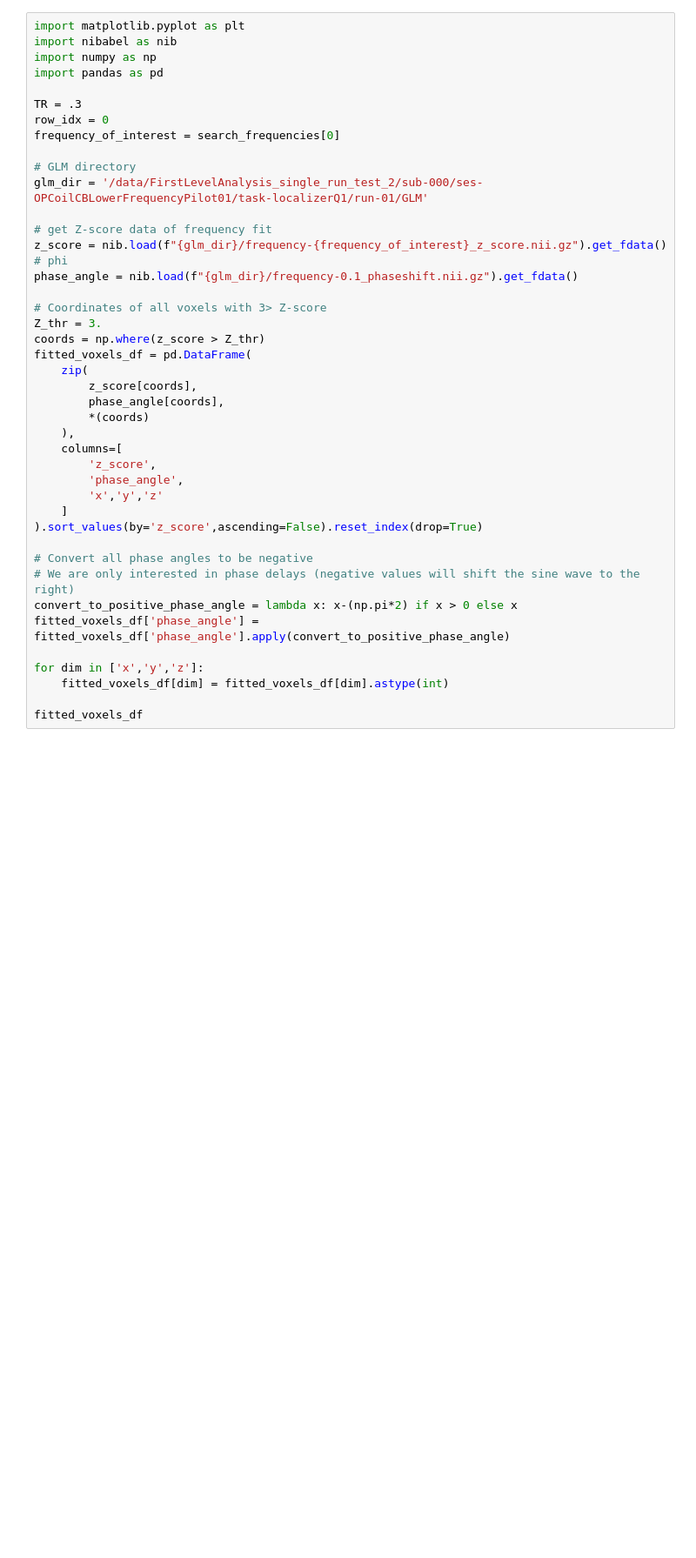
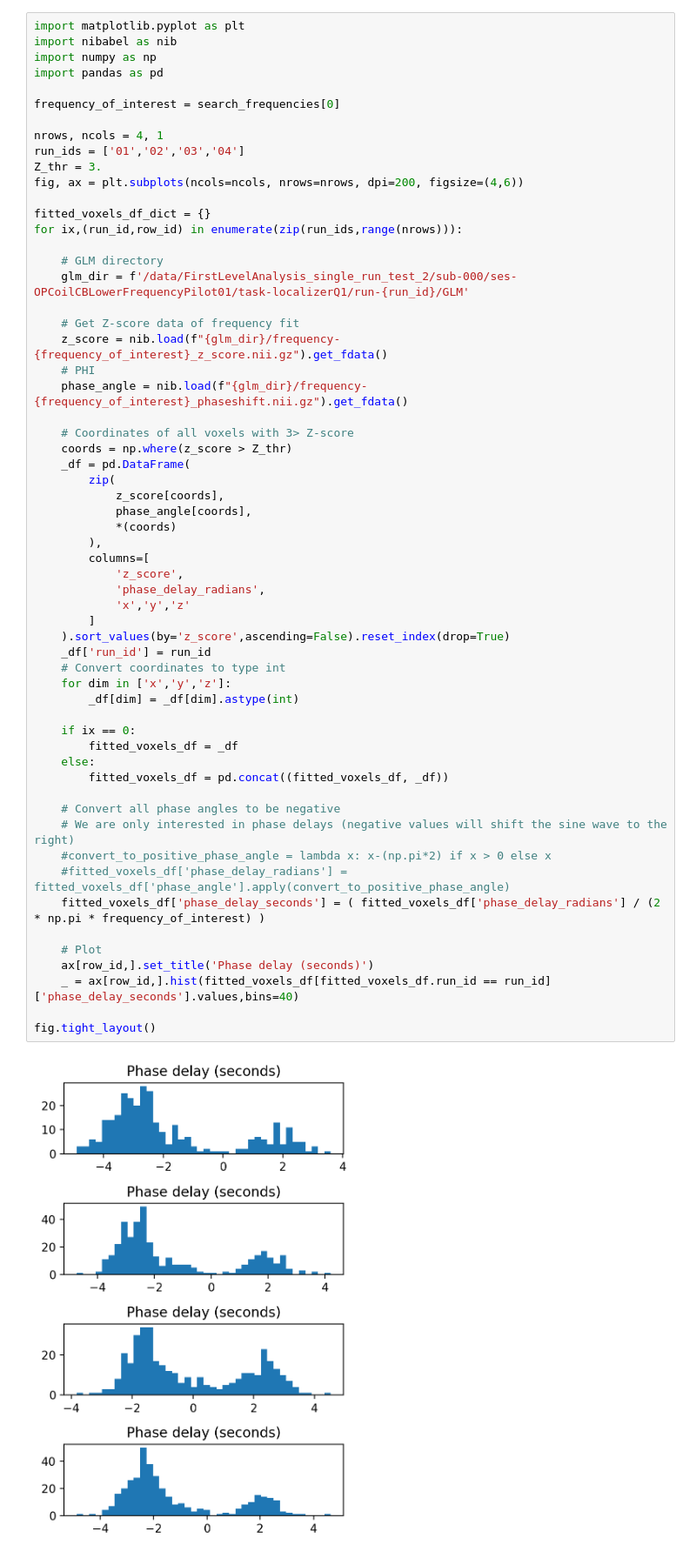
Before and after one commit to gnngo4/fastfmri_toolbox, a Jupyter notebook: notebooks/[Example] Frequency-based GLM.ipynb, the cells around one changed output. Shown at 87% size. Saved outputs shown, nothing was run; the diff lists cells and outputs as text; blank space fills up the shorter version.

```diff
--- a/notebooks/[Example] Frequency-based GLM.ipynb
+++ b/notebooks/[Example] Frequency-based GLM.ipynb
@@ -34,43 +62,61 @@ fla.run_frequency_glm(save_windowed_bold = True, save_predicted = True, save_res
 # %%
 import matplotlib.pyplot as plt
 import nibabel as nib
 import numpy as np
 import pandas as pd
 
-TR = .3
-row_idx = 0
 frequency_of_interest = search_frequencies[0]
 
-# GLM directory
-glm_dir = '/data/FirstLevelAnalysis_single_run_test_2/sub-000/ses-OPCoilCBLowerFrequencyPilot01/task-localizerQ1/run-01/GLM'
+nrows, ncols = 4, 1
+run_ids = ['01','02','03','04']
+Z_thr = 3.
+fig, ax = plt.subplots(ncols=ncols, nrows=nrows, dpi=200, figsize=(4,6))
 
-# get Z-score data of frequency fit
-z_score = nib.load(f"{glm_dir}/frequency-{frequency_of_interest}_z_score.nii.gz").get_fdata()
-# phi
-phase_angle = nib.load(f"{glm_dir}/frequency-0.1_phaseshift.nii.gz").get_fdata()
+fitted_voxels_df_dict = {}
+for ix,(run_id,row_id) in enumerate(zip(run_ids,range(nrows))):
 
-# Coordinates of all voxels with 3> Z-score
-Z_thr = 3.
-coords = np.where(z_score > Z_thr)
-fitted_voxels_df = pd.DataFrame(
-    zip(
-        z_score[coords],
-        phase_angle[coords],
-        *(coords)
-    ),
-    columns=[
-        'z_score',
-        'phase_angle',
-        'x','y','z'
-    ]
-).sort_values(by='z_score',ascending=False).reset_index(drop=True)
+    # GLM directory
+    glm_dir = f'/data/FirstLevelAnalysis_single_run_test_2/sub-000/ses-OPCoilCBLowerFrequencyPilot01/task-localizerQ1/run-{run_id}/GLM'
 
-# Convert all phase angles to be negative
-# We are only interested in phase delays (negative values will shift the sine wave to the right)
-convert_to_positive_phase_angle = lambda x: x-(np.pi*2) if x > 0 else x
-fitted_voxels_df['phase_angle'] = fitted_voxels_df['phase_angle'].apply(convert_to_positive_phase_angle)
+    # Get Z-score data of frequency fit
+    z_score = nib.load(f"{glm_dir}/frequency-{frequency_of_interest}_z_score.nii.gz").get_fdata()
+    # PHI
+    phase_angle = nib.load(f"{glm_dir}/frequency-{frequency_of_interest}_phaseshift.nii.gz").get_fdata()
 
-for dim in ['x','y','z']:
-    fitted_voxels_df[dim] = fitted_voxels_df[dim].astype(int)
+    # Coordinates of all voxels with 3> Z-score
+    coords = np.where(z_score > Z_thr)
+    _df = pd.DataFrame(
+        zip(
+            z_score[coords],
+            phase_angle[coords],
+            *(coords)
+        ),
+        columns=[
+            'z_score',
+            'phase_delay_radians',
+            'x','y','z'
+        ]
+    ).sort_values(by='z_score',ascending=False).reset_index(drop=True)
+    _df['run_id'] = run_id
+    # Convert coordinates to type int
+    for dim in ['x','y','z']:
+        _df[dim] = _df[dim].astype(int)
 
-fitted_voxels_df
+    if ix == 0:
+        fitted_voxels_df = _df
+    else:
+        fitted_voxels_df = pd.concat((fitted_voxels_df, _df))
+
+    # Convert all phase angles to be negative
+    # We are only interested in phase delays (negative values will shift the sine wave to the right)
+    #convert_to_positive_phase_angle = lambda x: x-(np.pi*2) if x > 0 else x
+    #fitted_voxels_df['phase_delay_radians'] = fitted_voxels_df['phase_angle'].apply(convert_to_positive_phase_angle)
+    fitted_voxels_df['phase_delay_seconds'] = ( fitted_voxels_df['phase_delay_radians'] / (2 * np.pi * frequency_of_interest) )
+
+    # Plot
+    ax[row_id,].set_title('Phase delay (seconds)')
+    _ = ax[row_id,].hist(fitted_voxels_df[fitted_voxels_df.run_id == run_id]['phase_delay_seconds'].values,bins=40)
+
+fig.tight_layout()
+# %% [output]
+[figure, added]
```
Also changed, not shown: parts of 24 cells of this notebook, 1 other file.
